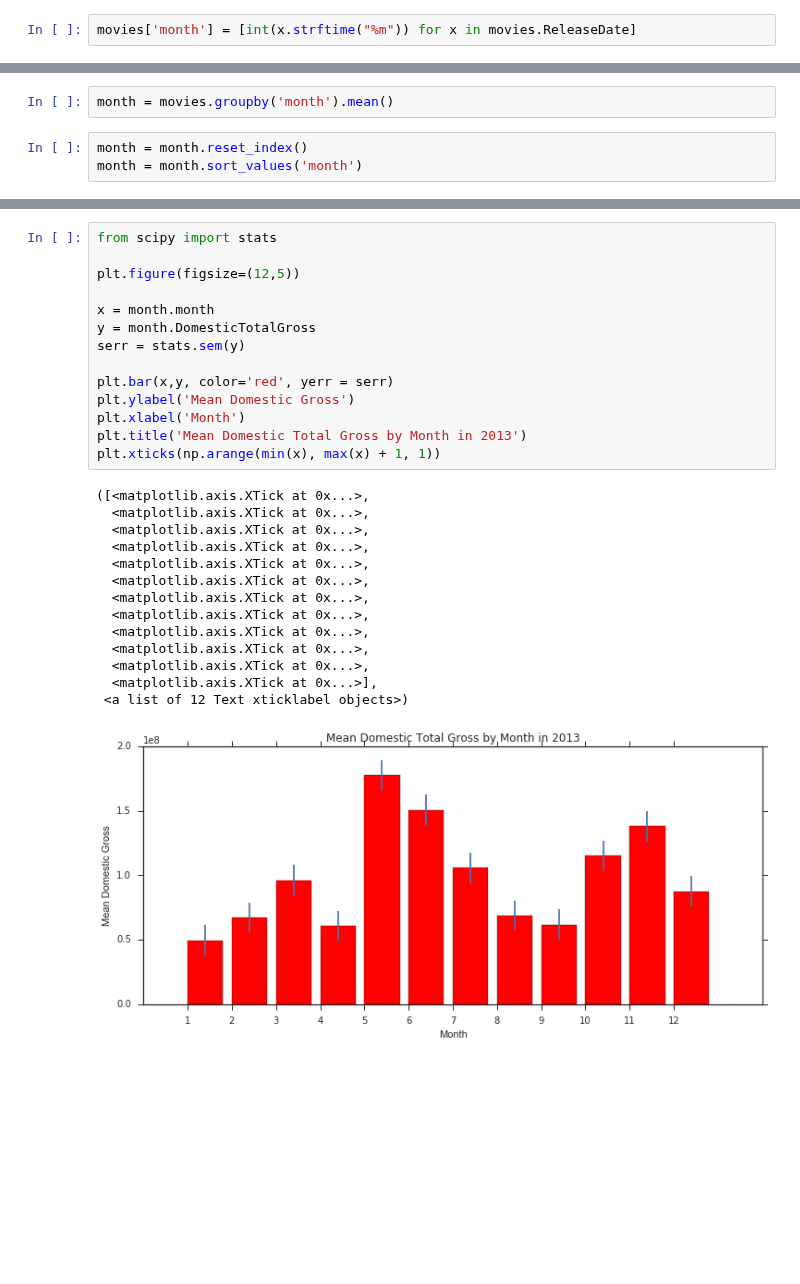
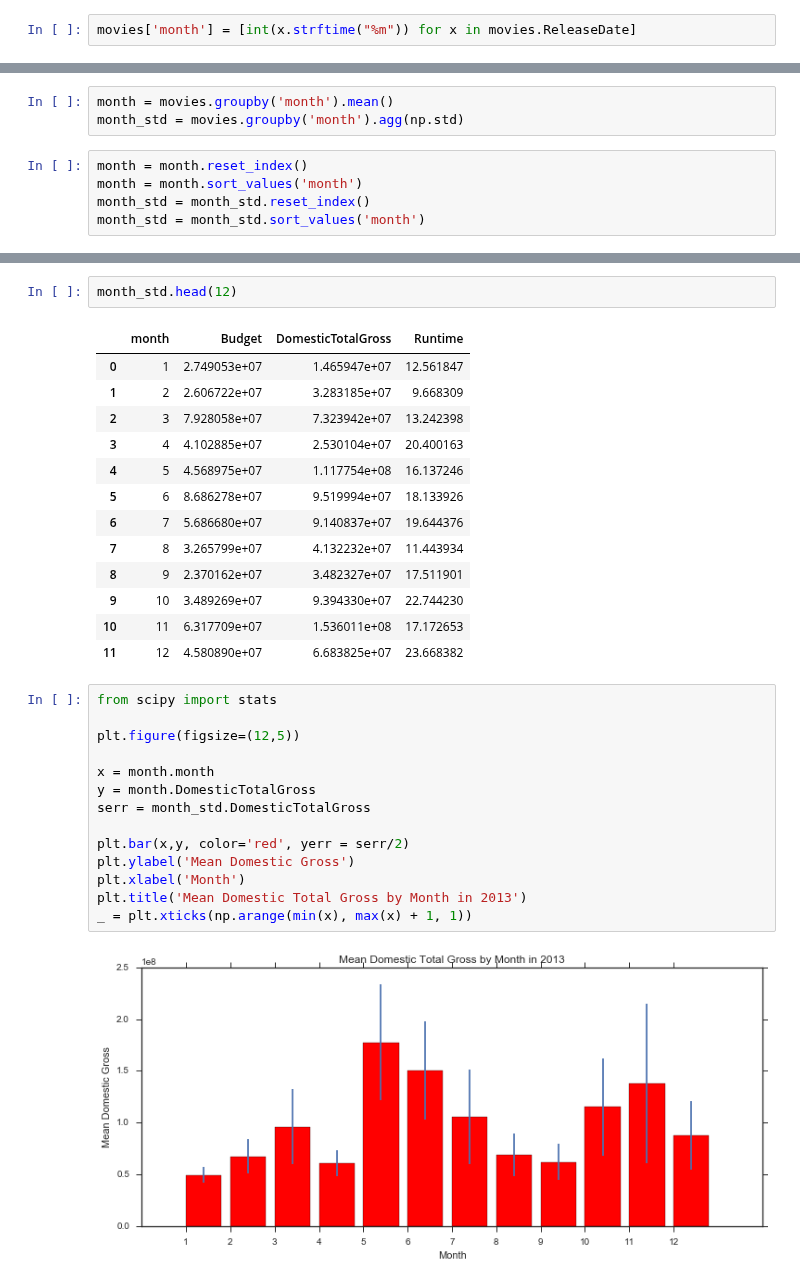
Before and after one commit to robinsones/dsp, a Jupyter notebook: challenges/submissions/02-luther1/kevin/luther_challenges.ipynb, the cells around one changed output, grey strips where cells are left out. Saved outputs shown, nothing was run; the diff lists cells and outputs as text; blank space fills up the shorter version.

```diff
--- a/challenges/submissions/02-luther1/kevin/luther_challenges.ipynb
+++ b/challenges/submissions/02-luther1/kevin/luther_challenges.ipynb
@@ -126,7 +126,10 @@ movies.head(2)
 | 76 | A Haunted House | 2500000.0 | 40041683 | Michael Tiddes | R | 80 | 2013-01-11 | 1 |
 # %%
 month = movies.groupby('month').mean()
+month_std = movies.groupby('month').agg(np.std)
 # %%
 month = month.reset_index()
 month = month.sort_values('month')
+month_std = month_std.reset_index()
+month_std = month_std.sort_values('month')
 # %%
@@ -138,29 +151,32 @@ month.head(2)
+# %%
+month_std.head(12)
+# %% [output]
+|  | month | Budget | DomesticTotalGross | Runtime |
+| 0 | 1 | 2.749053e+07 | 1.465947e+07 | 12.561847 |
+| 1 | 2 | 2.606722e+07 | 3.283185e+07 | 9.668309 |
+| 2 | 3 | 7.928058e+07 | 7.323942e+07 | 13.242398 |
+| 3 | 4 | 4.102885e+07 | 2.530104e+07 | 20.400163 |
+| 4 | 5 | 4.568975e+07 | 1.117754e+08 | 16.137246 |
+| 5 | 6 | 8.686278e+07 | 9.519994e+07 | 18.133926 |
+| 6 | 7 | 5.686680e+07 | 9.140837e+07 | 19.644376 |
+| 7 | 8 | 3.265799e+07 | 4.132232e+07 | 11.443934 |
+| 8 | 9 | 2.370162e+07 | 3.482327e+07 | 17.511901 |
+| 9 | 10 | 3.489269e+07 | 9.394330e+07 | 22.744230 |
+| 10 | 11 | 6.317709e+07 | 1.536011e+08 | 17.172653 |
+| 11 | 12 | 4.580890e+07 | 6.683825e+07 | 23.668382 |
 # %%
 from scipy import stats
 
 plt.figure(figsize=(12,5))
 
 x = month.month
 y = month.DomesticTotalGross
-serr = stats.sem(y)
+serr = month_std.DomesticTotalGross
 
-plt.bar(x,y, color='red', yerr = serr)
+plt.bar(x,y, color='red', yerr = serr/2)
 plt.ylabel('Mean Domestic Gross')
 plt.xlabel('Month')
 plt.title('Mean Domestic Total Gross by Month in 2013')
-plt.xticks(np.arange(min(x), max(x) + 1, 1))
+_ = plt.xticks(np.arange(min(x), max(x) + 1, 1))
 # %% [output]
-([<matplotlib.axis.XTick at 0x...>,
-  <matplotlib.axis.XTick at 0x...>,
-  <matplotlib.axis.XTick at 0x...>,
-  <matplotlib.axis.XTick at 0x...>,
-  <matplotlib.axis.XTick at 0x...>,
-  <matplotlib.axis.XTick at 0x...>,
-  <matplotlib.axis.XTick at 0x...>,
-  <matplotlib.axis.XTick at 0x...>,
-  <matplotlib.axis.XTick at 0x...>,
-  <matplotlib.axis.XTick at 0x...>,
-  <matplotlib.axis.XTick at 0x...>,
-  <matplotlib.axis.XTick at 0x...>],
- <a list of 12 Text xticklabel objects>)
-[figure, old version]
+[figure, new version]
```
Also changed, not shown: parts of 4 cells of this notebook.
